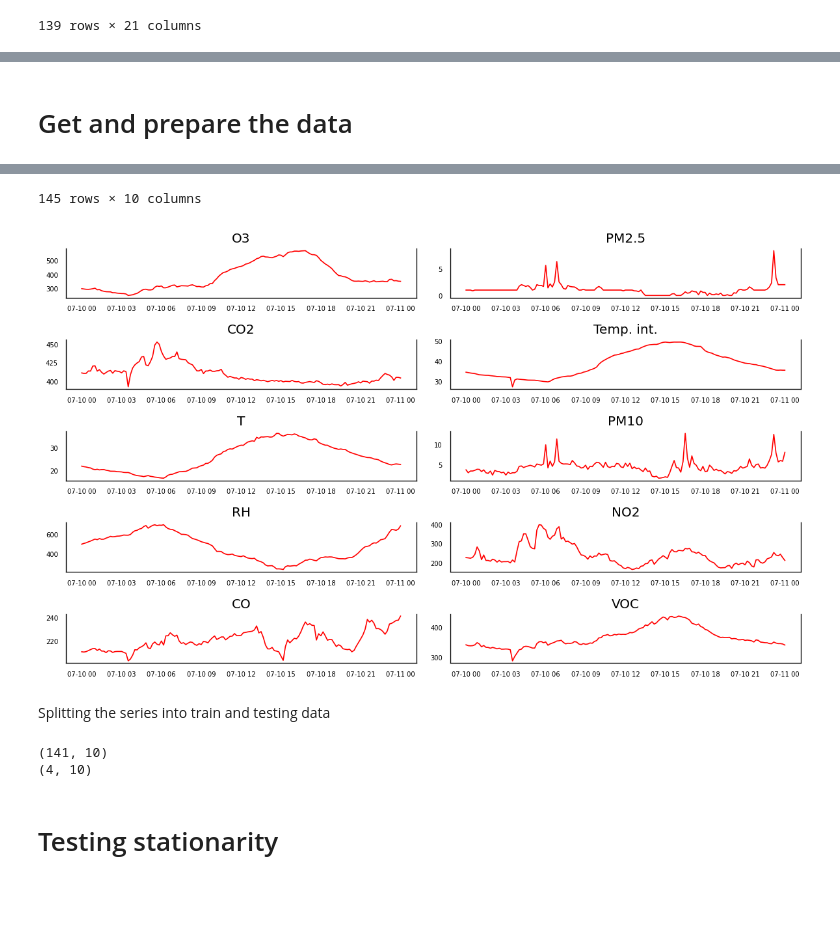
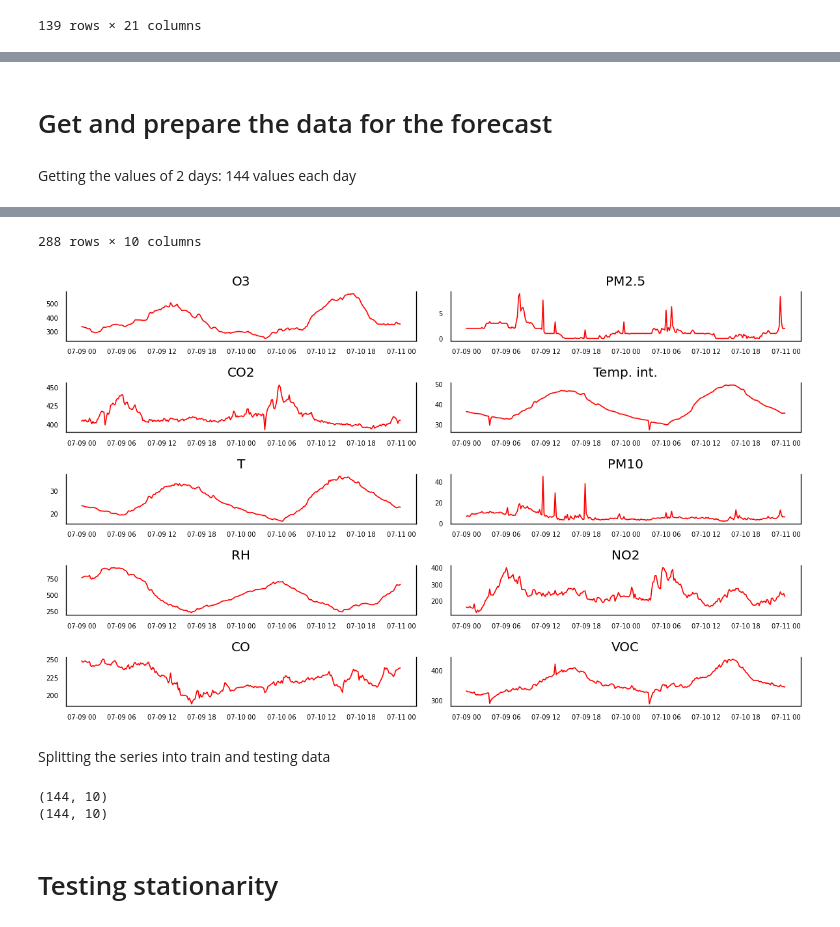
Before and after one commit to marcochisci/Anomaly_detection, a Jupyter notebook: 10min_1day_AnomalyDetection.ipynb, the cells around one changed output, grey strips where cells are left out. Saved outputs shown, nothing was run; the diff lists cells and outputs as text; code cells hidden in the pictures; blank space fills up the shorter version.

```diff
--- a/10min_1day_AnomalyDetection.ipynb
+++ b/10min_1day_AnomalyDetection.ipynb
@@ -213,7 +213,7 @@ while(i<len(data)):
     if(i-3<0):
       tmp=data.iloc[i: j + 2]
       display(tmp)
-    if(j+2>len(results_pred)):
+    if(j+2>len(data)):
       tmp=data_res.iloc[i: j + 2]
       display(tmp)
     else:
@@ -385,7 +385,7 @@ while(i<len(data)):
       if(i-3<0):
         tmp=data.iloc[i: j + 2]
         display(tmp)
-      if(j+2>len(results_pred)):
+      if(j+2>len(data)):
         tmp=data_res.iloc[i: j + 2]
         display(tmp)
       else:
@@ -731,0 +744,32 @@ VOC:-1.763666277182324
+# %%
+input_a =int(input("Type the number of the anomaly you want to display:"))
+index_no = results_pred.columns.get_loc('Predictions')
+cnt=0
+i=0
+while(i<len(results_pred)):
+  if(results_pred.iloc[[i],[index_no]].values == 1):
+    cnt=cnt+1
+    j=i+1
+    while(results_pred.iloc[[j],[index_no]].values == 1):
+      j=j+1
+    if(input_a == cnt):
+      for s in range(i,j):
+        d=0
+        for col in df.columns:
+          dis=float(usable.iloc[[s],[d]].values-res.iloc[[s],[d]].values)
+          print(col+':'+str(dis))
+          d=d+1
+        print ('*' * 20)
+      if(i-3<0):
+        tmp=results_pred.iloc[i: j + 2]
+        display(tmp)
+      if(j+2>len(results_pred)):
+        tmp=results_pred.iloc[i: j + 2]
+        display(tmp)
+      else:
+        tmp=results_pred.iloc[i - 3 : j + 2]
+        display(tmp)
+      i=len(results_pred+1)
+    i=j
+  else:
+    i=i+1
@@ -732,5 +805,7 @@ VOC:-1.763666277182324
 # %% [markdown]
-# Get and prepare the data
+# Get and prepare the data for the forecast
+# %% [markdown]
+Getting the values of 2 days: 144 values each day
 # %%
 import pandas as pd
 import psycopg2
@@ -750,8 +825,8 @@ query=""" select time_bucket('10 minutes', c."Dates" ) as "bucket", avg(c."O3")
 from (select * from crosstab(
   'select sd.data_acquired as timestamp, s.sensor_type ,  sd.float_value as value
 from station_data sd join sensor s on s.id = sd.sensor_id
-where sd.data_acquired >= to_timestamp(''2021-07-10 00:00:00'', ''YYYY-mm-dd HH24:MI:SS'')
- and sd.data_acquired <= to_timestamp(''2021-07-11 00:00:00'', ''YYYY-mm-dd HH24:MI:SS'')
+where sd.data_acquired >= to_timestamp(''2021-07-09 00:00:00'', ''YYYY-mm-dd HH24:MI:SS'')
+ and sd.data_acquired < to_timestamp(''2021-07-11 00:00:00'', ''YYYY-mm-dd HH24:MI:SS'')
 and sd.station_id = 23284701 order by sd.data_acquired asc, 1'
  , $$VALUES ('O3'::varchar), ('PM2.5'::varchar), ('CO2'::varchar), ('Temp. int.'::varchar), ('T'::varchar)
  , ('PM10'::varchar), ('RH'::varchar), ('NO2'::varchar), ('CO'::varchar), ('VOC'::varchar)$$
@@ -799,17 +874,17 @@ plt.tight_layout();
-145 rows × 10 columns
+288 rows × 10 columns
-[figure, old version]
+[figure, new version]
 # %% [markdown]
 Splitting the series into train and testing data
 # %%
-nobs = 4
+nobs = 144
 df_train, df_test = df_f[0:-nobs], df_f[-nobs:]
 
 # Check size
 print(df_train.shape)
 print(df_test.shape)
 # %% [output]
-(141, 10)
-(4, 10)
+(144, 10)
+(144, 10)
 # %% [markdown]
 # Testing stationarity
 # %%
```
Also changed, not shown: parts of 16 cells of this notebook.
